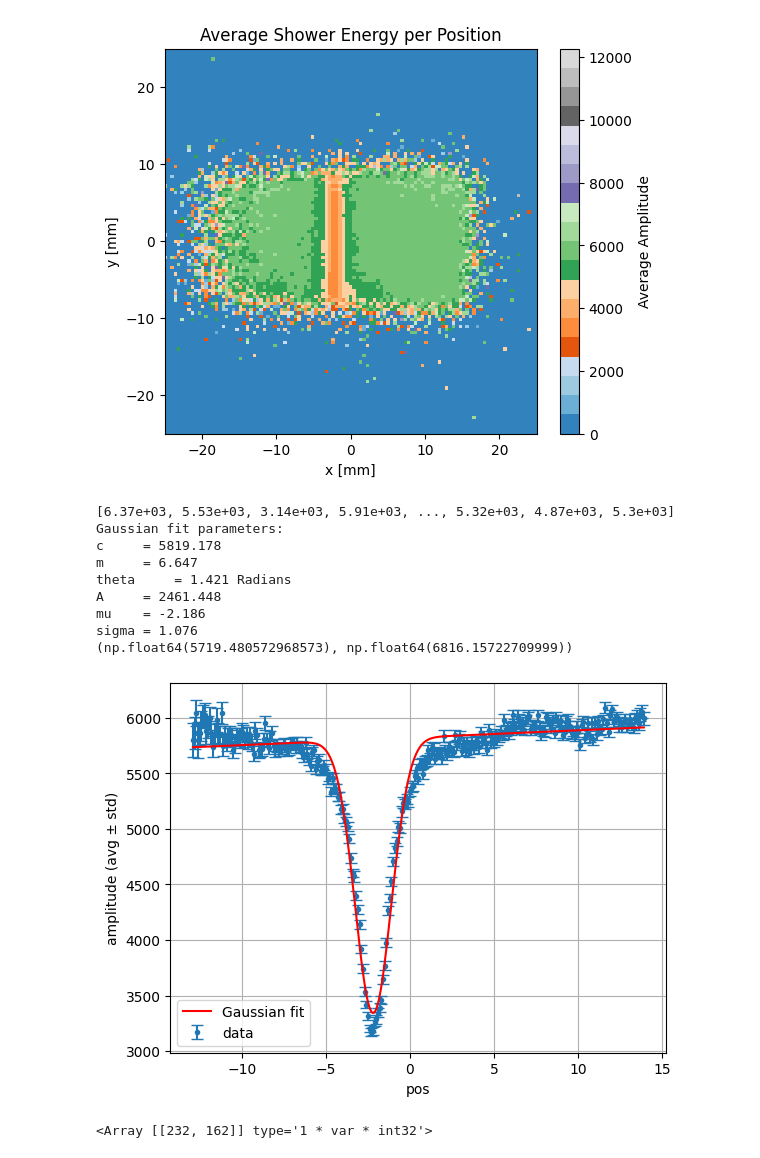
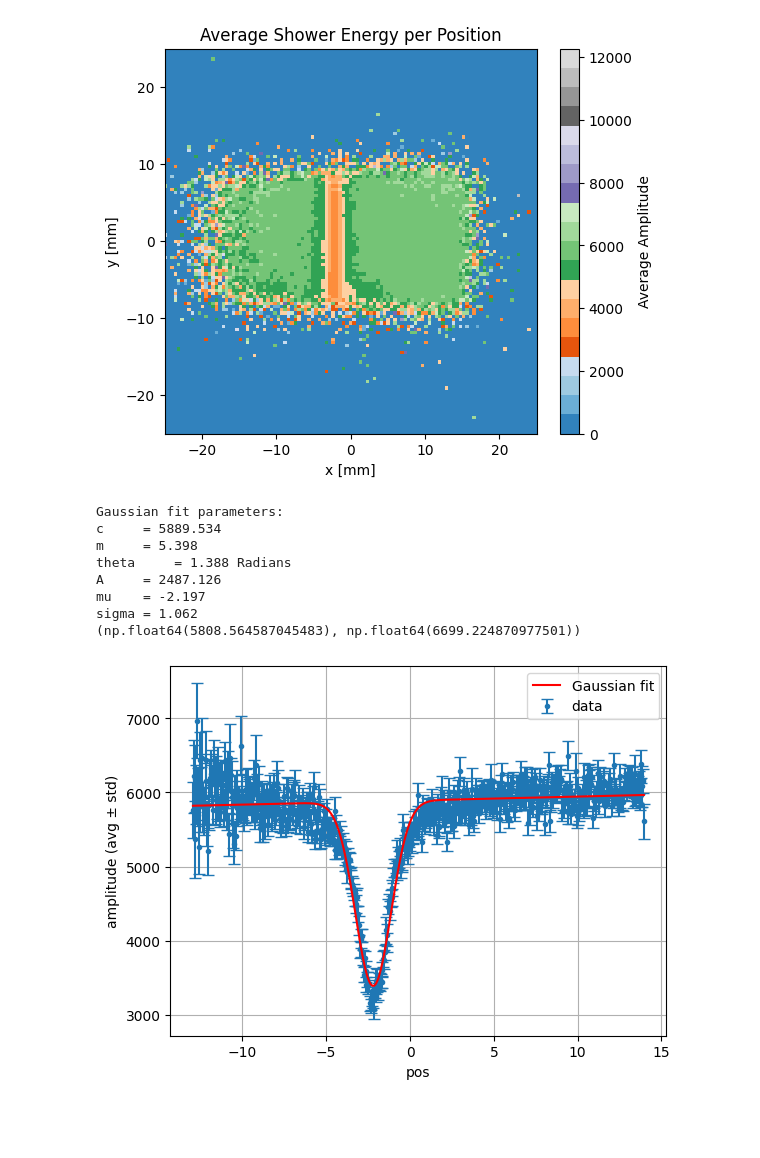
Before and after one commit to Ben-David-Ben/F-Cal-TB-Project, a Jupyter notebook: TB2025_Gap_scope_analysis.ipynb, the cells around one changed output. Drawn from its saved outputs; the diff is of its cells as text; code cells hidden in the pictures; blank space fills up the shorter version.

```diff
--- a/TB2025_Gap_scope_analysis.ipynb
+++ b/TB2025_Gap_scope_analysis.ipynb
@@ -177,16 +254,15 @@ sf.avg_energy_scope_colormap(data_scope_1089_corrected, x_borders=25, y_borders=
 # %% [output]
 [figure]
 # %%
-ymin = -5
-sf.E_vs_X_scope_gaussian_fit(data_scope_1089_corrected, 1, ymin, ymin+10, -13, 14)
+ymin = 2
+sf.E_vs_X_scope_gaussian_fit(data_scope_1089_corrected, 1, ymin, ymin+2, -13, 14, bin_size=0.05)
 # %% [output]
-[6.37e+03, 5.53e+03, 3.14e+03, 5.91e+03, ..., 5.32e+03, 4.87e+03, 5.3e+03]
 Gaussian fit parameters:
-c     = 5819.178
-m     = 6.647
-theta     = 1.421 Radians
-A     = 2461.448
-mu    = -2.186
-sigma = 1.076
-(np.float64(5719.480572968573), np.float64(6816.15722709999))
+c     = 5889.534
+m     = 5.398
+theta     = 1.388 Radians
+A     = 2487.126
+mu    = -2.197
+sigma = 1.062
+(np.float64(5808.564587045483), np.float64(6699.224870977501))
-[figure, old version]
+[figure, new version]
@@ -201,4 +268,0 @@ a = data_scope_1089_TLU[mask].hits
-# %%
-a[(a.plane == 7) & (a.ch == 53)].amp
-# %% [output]
-<Array [[232, 162]] type='1 * var * int32'>
```
Also changed, not shown: parts of 19 cells of this notebook, 2 other files.
